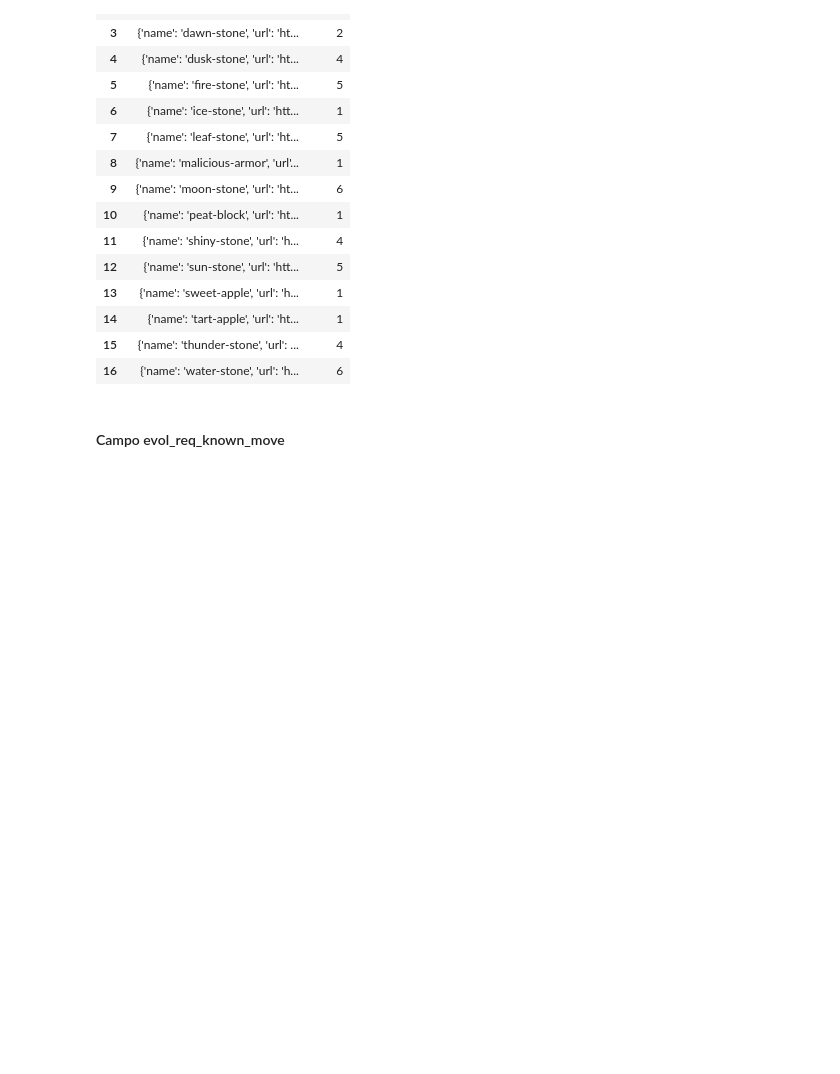
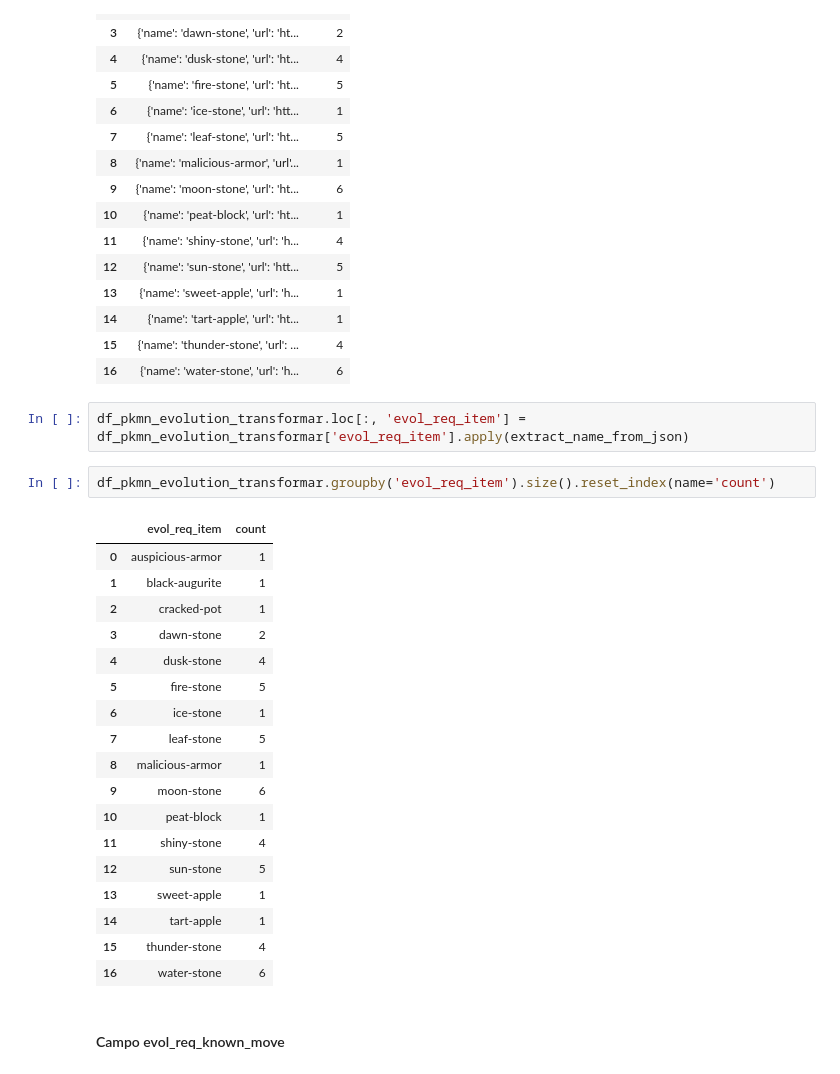
Before and after one commit to dolivera95/api_pokemon_analysis, a Jupyter notebook: analysis_pokemon.ipynb, the cells around one changed output. Cells and saved outputs as stored; diff of their text form; blank space fills up the shorter version.

Commit message:
added code about evolution table and reqs

```diff
--- a/analysis_pokemon.ipynb
+++ b/analysis_pokemon.ipynb
@@ -432,6 +459,29 @@ df_pkmn_evolution_transformar.groupby('evol_req_item').size().reset_index(name='
 | 14 | {'name': 'tart-apple', 'url': 'ht... | 1 |
 | 15 | {'name': 'thunder-stone', 'url': ... | 4 |
 | 16 | {'name': 'water-stone', 'url': 'h... | 6 |
+# %%
+df_pkmn_evolution_transformar.loc[:, 'evol_req_item'] = df_pkmn_evolution_transformar['evol_req_item'].apply(extract_name_from_json)
+# %%
+df_pkmn_evolution_transformar.groupby('evol_req_item').size().reset_index(name='count')
+# %% [output]
+|  | evol_req_item | count |
+| 0 | auspicious-armor | 1 |
+| 1 | black-augurite | 1 |
+| 2 | cracked-pot | 1 |
+| 3 | dawn-stone | 2 |
+| 4 | dusk-stone | 4 |
+| 5 | fire-stone | 5 |
+| 6 | ice-stone | 1 |
+| 7 | leaf-stone | 5 |
+| 8 | malicious-armor | 1 |
+| 9 | moon-stone | 6 |
+| 10 | peat-block | 1 |
+| 11 | shiny-stone | 4 |
+| 12 | sun-stone | 5 |
+| 13 | sweet-apple | 1 |
+| 14 | tart-apple | 1 |
+| 15 | thunder-stone | 4 |
+| 16 | water-stone | 6 |
 # %% [markdown]
 #### Campo evol_req_known_move
 # %%
```
Also changed, not shown: parts of 25 cells of this notebook.
